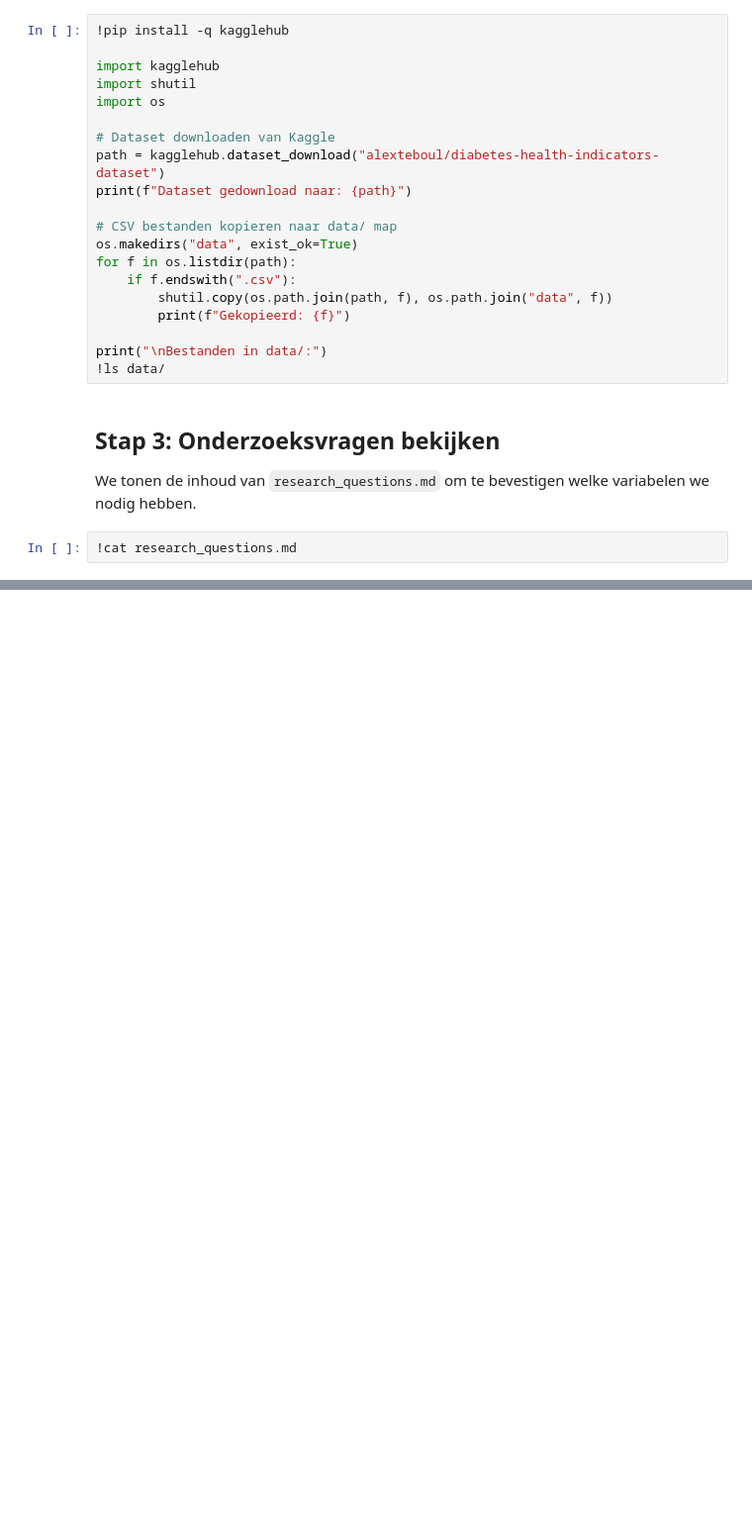
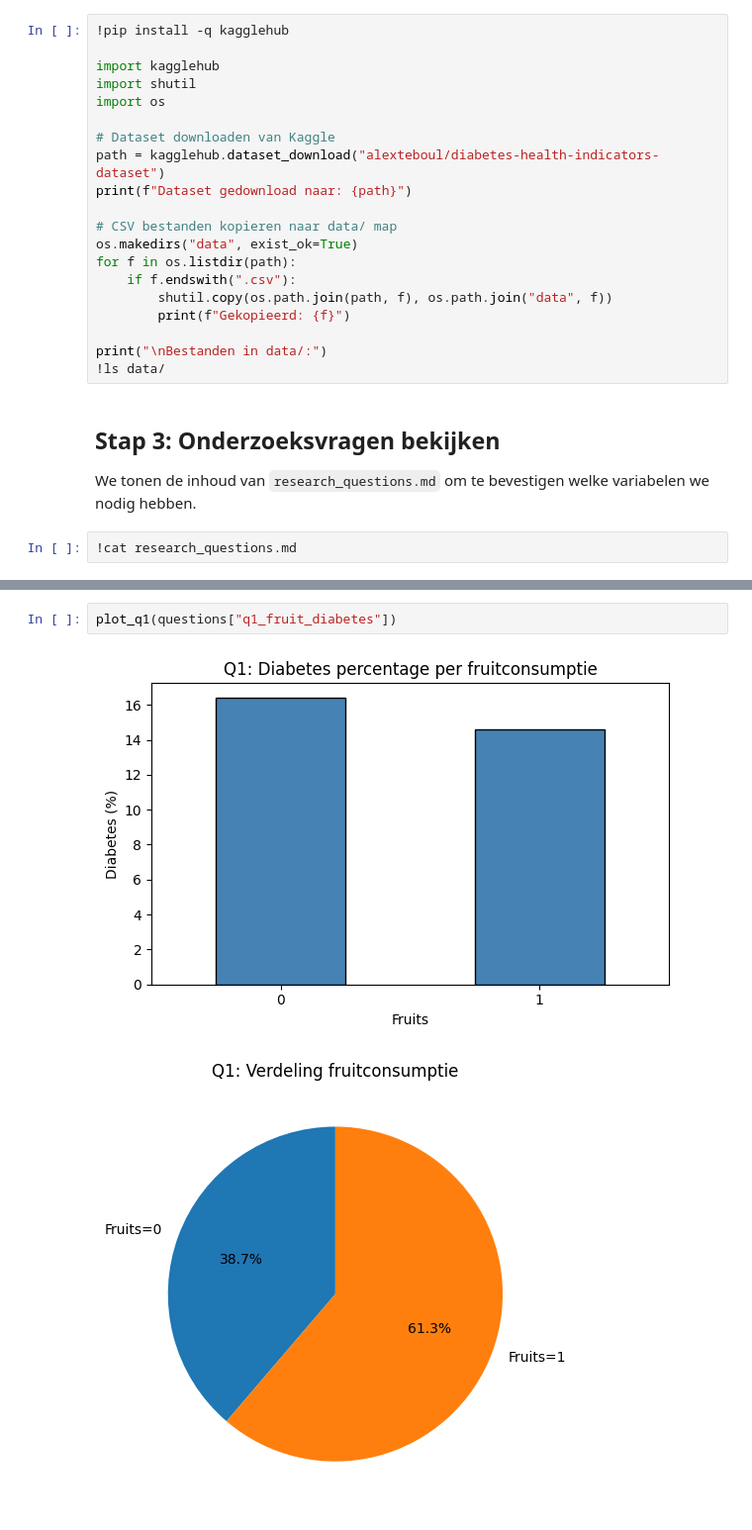
Before and after one commit to Pablo-Atanes/Minor-bigdata, a Jupyter notebook: colab_board_pablo_jasper (1).ipynb, the cells around one changed output, grey strips where cells are left out. Shown at 99% size. Drawn from its saved outputs; the diff is of its cells as text; blank space fills up the shorter version.

```diff
--- a/colab_board_pablo_jasper (1).ipynb
+++ b/colab_board_pablo_jasper (1).ipynb
@@ -147,0 +159,5 @@ display(q5.describe())
+# %%
+plot_q1(questions["q1_fruit_diabetes"])
+# %% [output]
+[figure, added]
+[figure, added]
```
Also changed, not shown: parts of 42 cells of this notebook, 3 other files.
